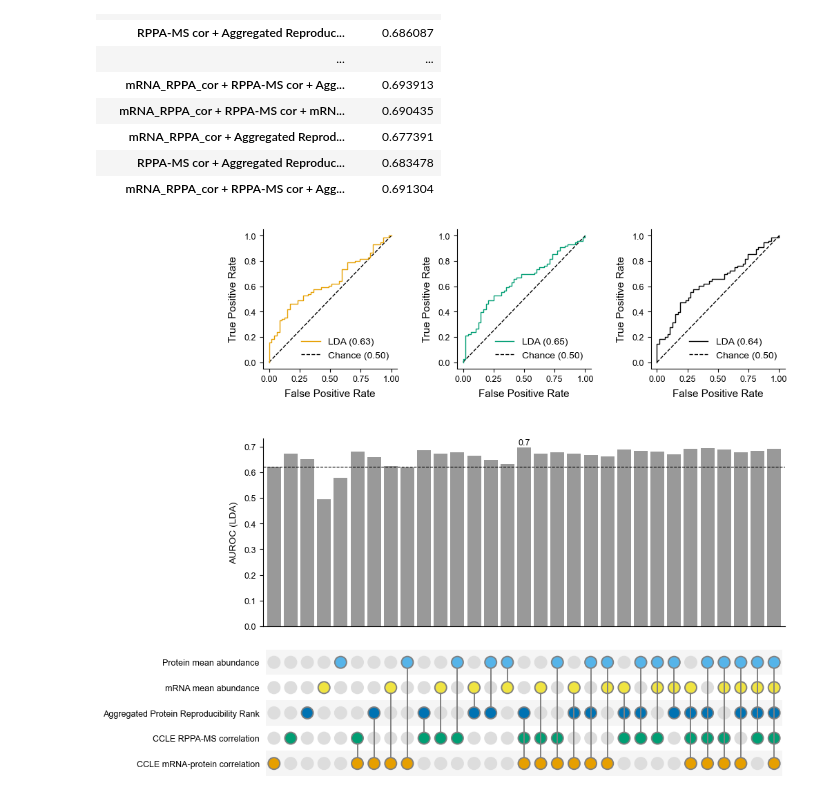
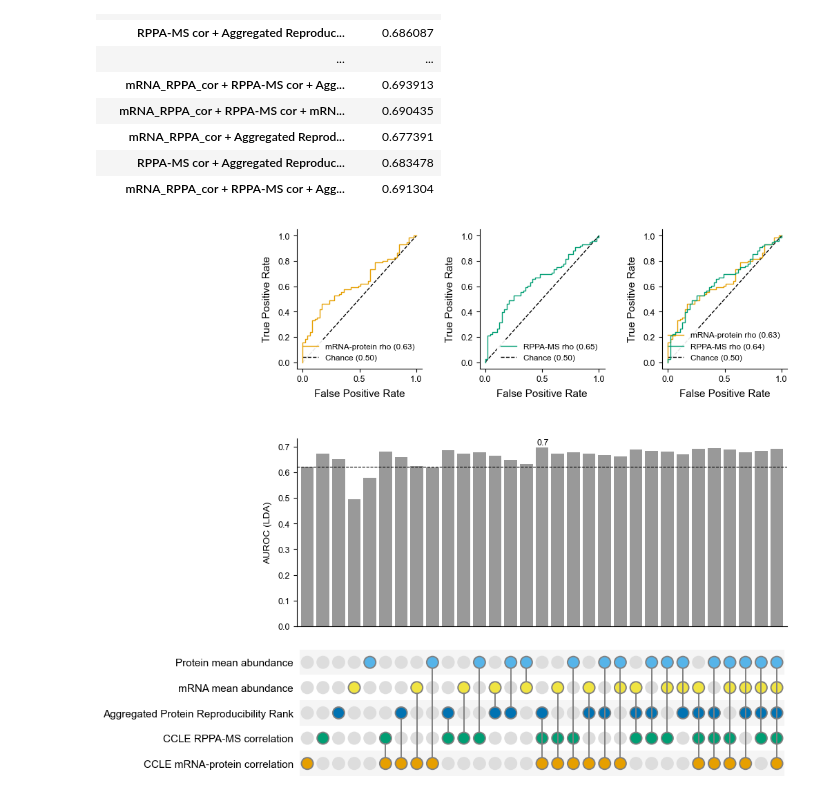
Before and after one commit to SwathiRUpadhya/antibody_quality_limitations, a Jupyter notebook: data_processing_and_analysis/06_predict_ab_validation_status.ipynb, the cells around one changed output. Cells and saved outputs as stored; diff of their text form; code cells hidden in the pictures.

Commit message:
Minor changes to Figure 5

```diff
--- a/data_processing_and_analysis/06_predict_ab_validation_status.ipynb
+++ b/data_processing_and_analysis/06_predict_ab_validation_status.ipynb
@@ -76,22 +76,26 @@ ccle_no_missing_features.shape
 (71, 6)
 # %%
 lda = LinearDiscriminantAnalysis()
-def draw_roc_curve(data, features, color, ax):
+def draw_roc_curve(data, features, colors, ax):
     feature_columns = features
     X = data.dropna(subset=feature_columns + ['ValidationStatus']).drop(columns='ValidationStatus')[feature_columns]
     y = data['ValidationStatus'].reindex(X.index)
     y = y.replace('Valid', 1).replace('Use with Caution', 0)
-    if(isinstance(X, pd.Series)==True):
-        X = X.values.reshape(-1, 1)
+    labels = {'mRNA_RPPA_cor': 'mRNA-protein rho', 'RPPA-MS cor': 'RPPA-MS rho'}
 
-    y_pred = lda.fit(X, y).predict_proba(X)[::,1]
-    fpr, tpr, _ = roc_curve(y, y_pred)
-    label = 'LDA (%.2f)' % (auc(fpr, tpr))
-    line_kwargs = {"drawstyle":"steps-post"}
-    ax.step(fpr, tpr, label=label, color=color, zorder=10, **line_kwargs)
+    for feature in features:
+        y_pred = lda.fit(X[feature].values.reshape(-1,1), y).predict_proba(X[feature].values.reshape(-1,1))[::,1]
+        fpr, tpr, _ = roc_curve(y, y_pred)
+
+        label = labels[feature] + ' (' + str(round(auc(fpr, tpr), 2)) + ')'
+        line_kwargs = {"drawstyle":"steps-post"}
+        ax.step(fpr, tpr, label=label, color=colors[features.index(feature)], zorder=10, **line_kwargs)
+
     ax.plot([0,1], [0,1], linestyle='--', color='black', label='Chance (0.50)')
+
     ax.set_xlabel('False Positive Rate', fontsize=11); ax.set_ylabel('True Positive Rate', fontsize=11)
-    ax.legend(loc="lower right", bbox_to_anchor=(1,0), fontsize=10)
+
+    ax.legend(loc="lower right", bbox_to_anchor=(1,0), fontsize=8.5)
 
 def get_auroc_score(data, features):
     auroc = {}
@@ -183,9 +187,9 @@ with plt.rc_context({'axes.linewidth': 0.8, 'axes.labelsize':10, 'axes.spines.le
                               gridspec_kw=gs_kw, figsize=(10, 8),
                               layout="constrained")
     # draw roc curves in the first axes
-    draw_roc_curve(classification_data, ['mRNA_RPPA_cor'], '#E69F00', ax['first left'])
-    draw_roc_curve(classification_data, ['RPPA-MS cor'], '#009E73', ax['first middle'])
-    draw_roc_curve(classification_data, ['mRNA_RPPA_cor', 'RPPA-MS cor'], '#000', ax['first right'])
+    draw_roc_curve(classification_data, ['mRNA_RPPA_cor'], feature_colors, ax['first left'])
+    draw_roc_curve(classification_data, ['RPPA-MS cor'], feature_colors[1:], ax['first middle'])
+    draw_roc_curve(classification_data, ['mRNA_RPPA_cor', 'RPPA-MS cor'], feature_colors, ax['first right'])
 
     # Second axis is used to create space between the ROC curves and the upset plot
     ax['second'].set_visible(False)
@@ -195,34 +199,34 @@ with plt.rc_context({'axes.linewidth': 0.8, 'axes.labelsize':10, 'axes.spines.le
     # Draw lines between the circles
     vline_data = (pd.Series(y[idx], index=x[idx]).groupby(level=0).aggregate(['min', 'max']))
     ax['fourth'].vlines(vline_data.index.values[5:], vline_data['min'][5:]+0.2, vline_data['max'][5:]-0.2,
                         lw=1.4, colors='grey')
     # Set ticks
     ax['fourth'].yaxis.set_ticks(np.arange(len(feature_names)))
-    ax['fourth'].yaxis.set_ticklabels(feature_names, rotation=0, fontsize=9)
+    ax['fourth'].yaxis.set_ticklabels(feature_names, rotation=0, fontsize=11)
     ax['fourth'].xaxis.set_visible(False)
     ax['fourth'].tick_params(axis='both', which='both', length=0)
     ax['fourth'].set_frame_on(False)
     ax['fourth'].set_xlim([-0.5, len(all_features)])
     ax['fourth'].set_ylim([-0.5, len(feature_names)])
     # Color background
     for i in range(0, 6, 2):
         rect = plt.Rectangle([-0.5,-0.5+i], 31, 1, facecolor='#f5f5f5', lw=0, zorder=0)
         ax['fourth'].add_patch(rect)
 
     # Make the bars share the x-axis with scatterplot for the Upset plot
     ax['third'].get_shared_x_axes().join(ax['third'], ax['fourth'])
 
     # Plot bar chart part of upset plot
     auroc.plot.bar(ax=ax['third'], color=['#999'], width=0.83)
     gu.set_axis_props(ax['third'], show_xticks=False, ylabel='AUROC (LDA)')
     ax['third'].hlines(auroc.loc['mRNA_RPPA_cor', 'AUROC (LDA)'],
                ax['third'].get_xlim()[0], ax['third'].get_xlim()[1], lw=0.8, colors='black', linestyles='dashed')
     ax['third'].annotate(str(round(auroc['AUROC (LDA)'].max(), 2)),
                (list(auroc.index).index(auroc[auroc['AUROC (LDA)'] == auroc['AUROC (LDA)'].max()].index[0]) - 0.35,
                 auroc['AUROC (LDA)'].max() + 0.01))
     ax['third'].get_legend().remove()
 #     figure.savefig(get_figure_path('Figure5.svg'), bbox_inches='tight', dpi=300)
 # %% [output]
-[figure, old version]
+[figure, new version]
 # %%
 auroc.to_csv(file_sourceData_Figure5)
```
Also changed, not shown: 1 other file.
